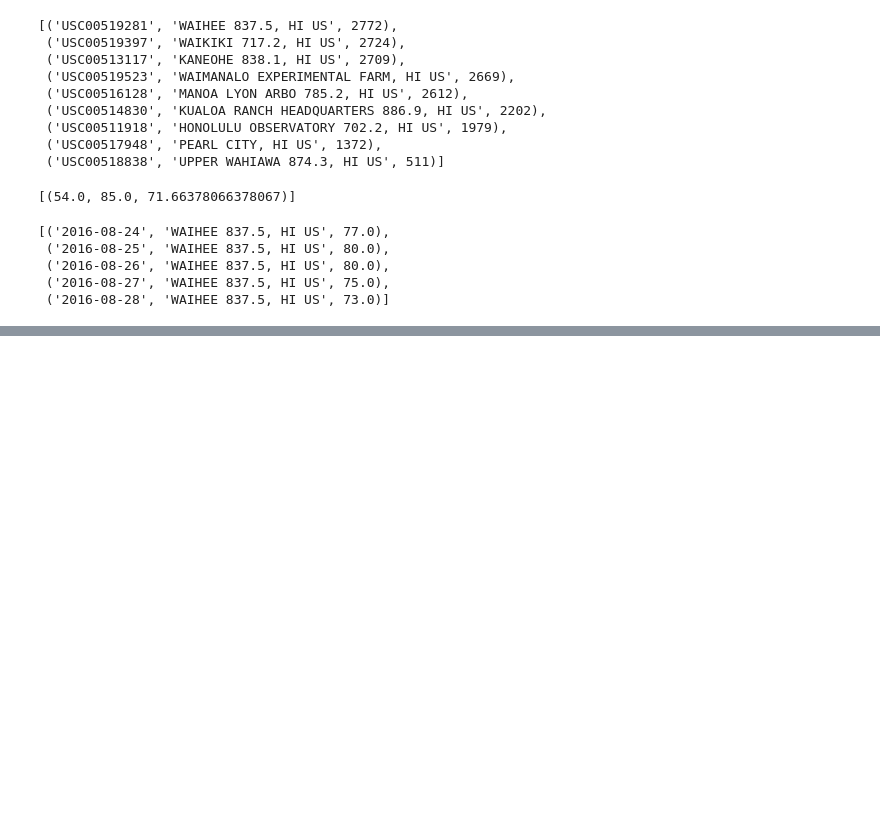
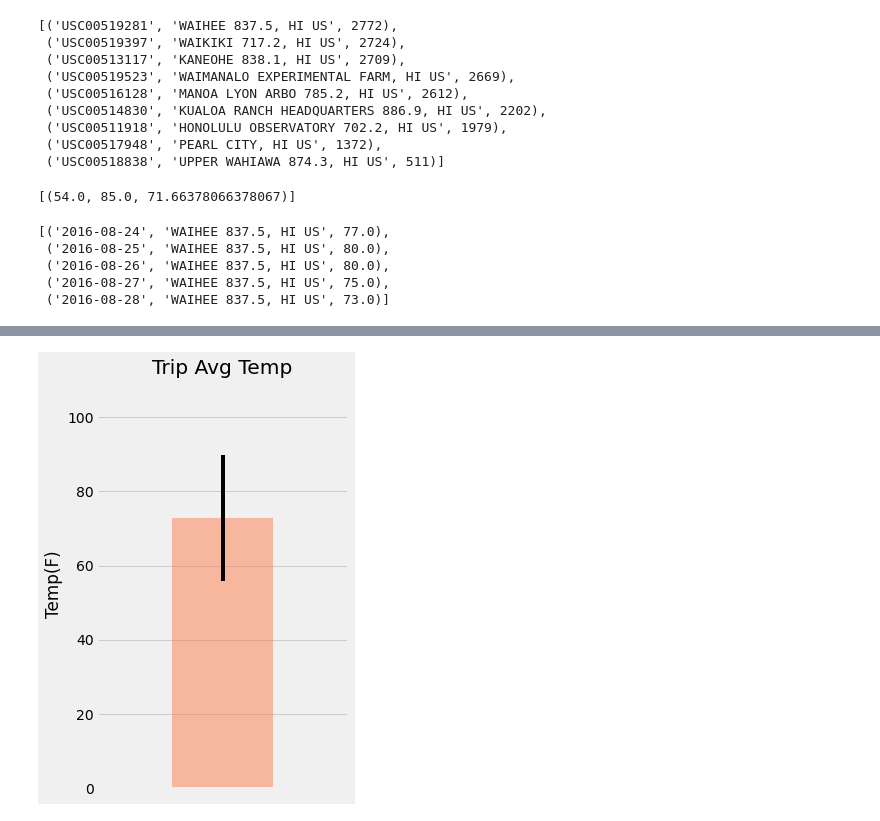
Before and after one commit to Emm9-Hmm/sqlalchemy-challenge-1, a Jupyter notebook: Climate-Analysis.ipynb, the cells around one changed output, grey strips where cells are left out. Drawn from its saved outputs; the diff is of its cells as text; code cells hidden in the pictures; blank space fills up the shorter version.

```diff
--- a/Climate-Analysis.ipynb
+++ b/Climate-Analysis.ipynb
@@ -208,5 +204,21 @@ print(calc_temps('2012-02-28', '2012-03-05'))
 # %%
 # Plot the results from your previous query as a bar chart.
 # Use "Trip Avg Temp" as your Title
 # Use the average temperature for the y value
 # Use the peak-to-peak (tmax-tmin) value as the y error bar (yerr)
+peak_to_peak_yerr = tmax - tmin
+
+x_value = 1
+
+plt.figure(figsize=(4,7))
+plt.xticks([])
+plt.bar(x_value ,tavg, yerr=peak_to_peak, color='coral', alpha=0.5, align='center')
+
+
+plt.xlim(0, 2)
+plt.ylim(0, 110)
+plt.ylabel("Temp(F)")
+plt.title("Trip Avg Temp")
+plt.show()
+# %% [output]
+[figure, added]
```
Also changed, not shown: parts of 12 cells of this notebook, 7 other files.
